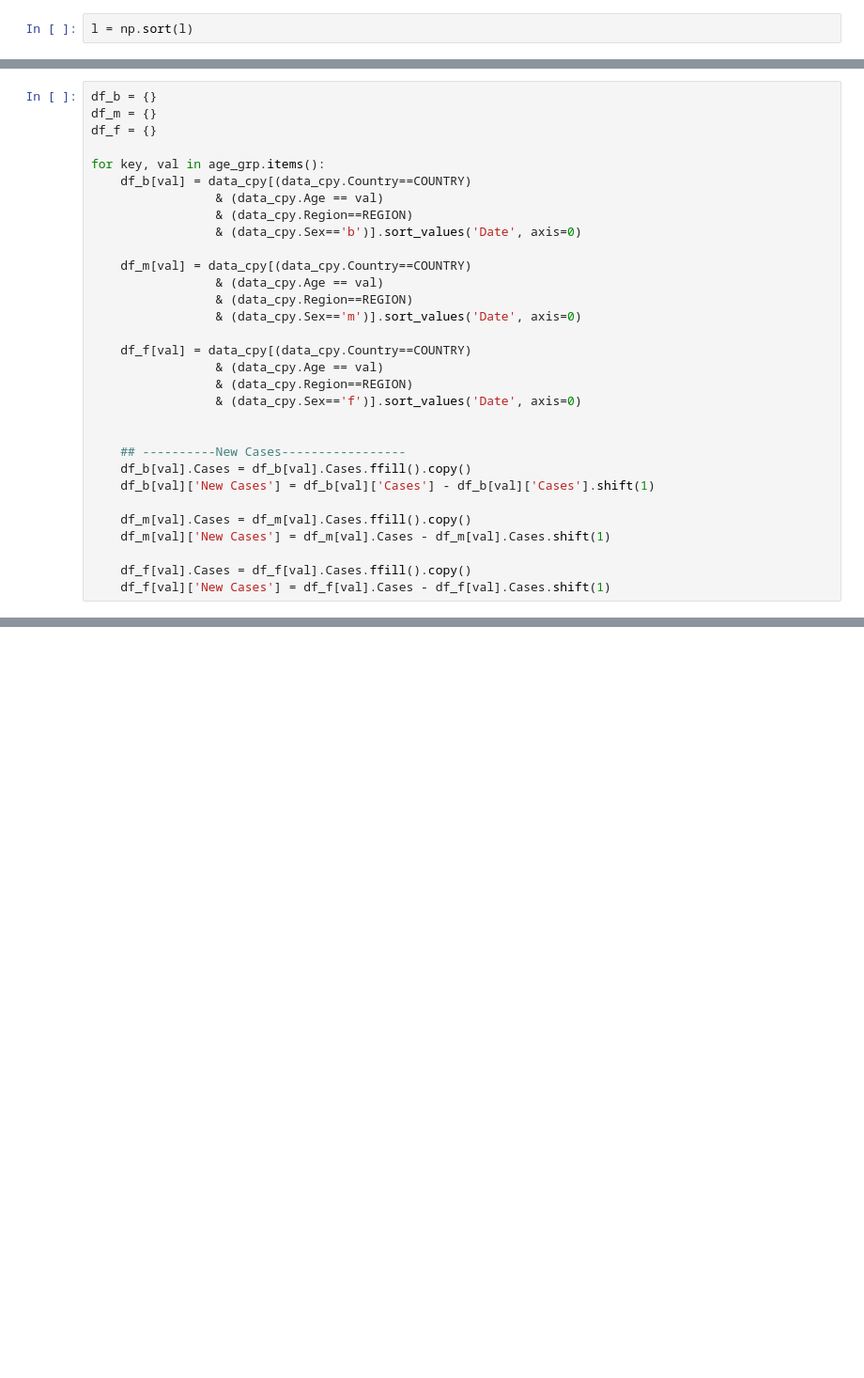
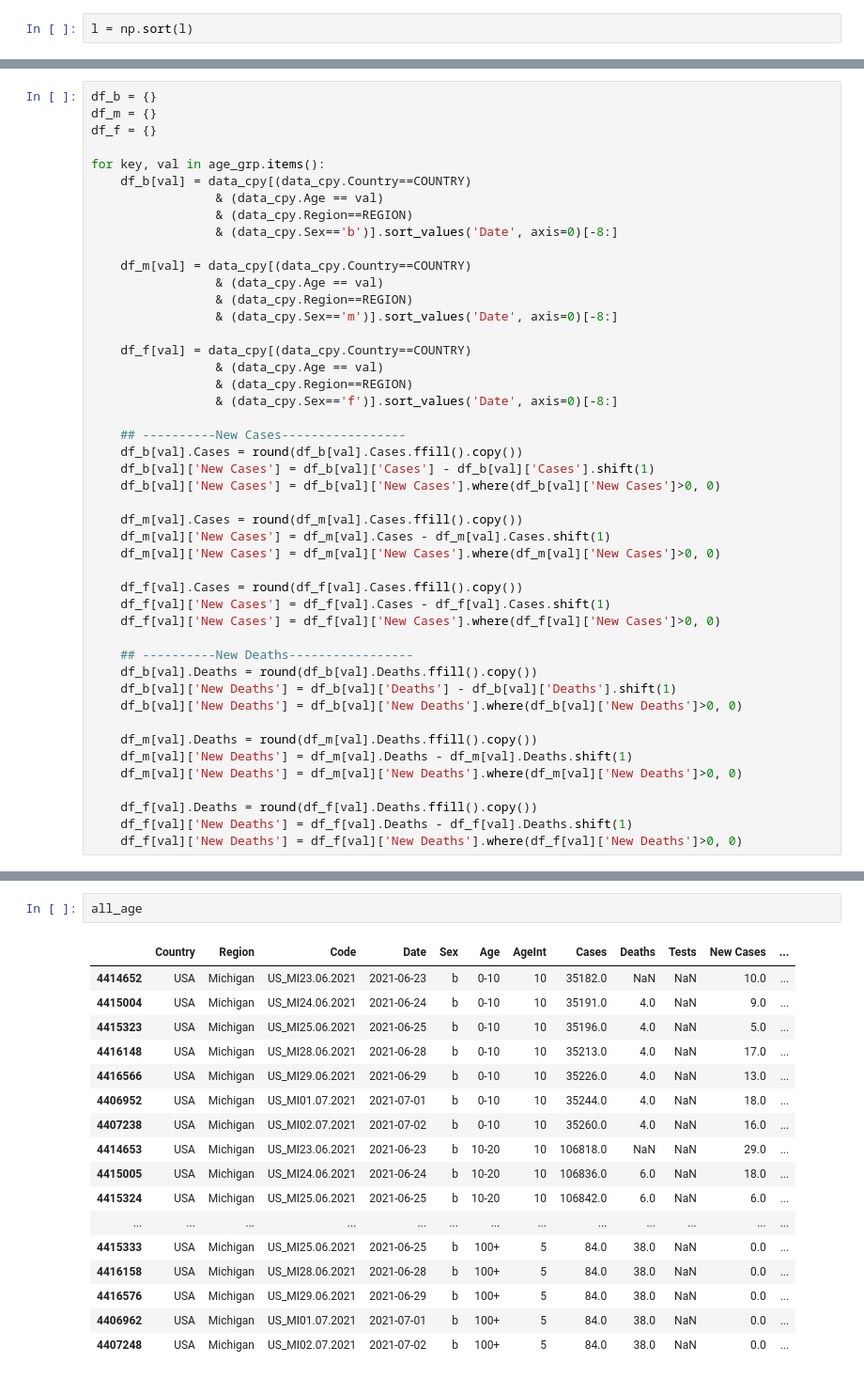
Before and after one commit to Adi-19/CovidWizard, a Jupyter notebook: notebooks/Age and Gender Plots.ipynb, the cells around one changed output, grey strips where cells are left out. Shown at 94% size. Cells and saved outputs as stored; diff of their text form; blank space fills up the shorter version.

```diff
--- a/notebooks/Age and Gender Plots.ipynb
+++ b/notebooks/Age and Gender Plots.ipynb
@@ -178,25 +213,40 @@ for key, val in age_grp.items():
     df_b[val] = data_cpy[(data_cpy.Country==COUNTRY)
                  & (data_cpy.Age == val)
                  & (data_cpy.Region==REGION)
-                 & (data_cpy.Sex=='b')].sort_values('Date', axis=0)
+                 & (data_cpy.Sex=='b')].sort_values('Date', axis=0)[-8:]
 
     df_m[val] = data_cpy[(data_cpy.Country==COUNTRY)
                  & (data_cpy.Age == val)
                  & (data_cpy.Region==REGION)
-                 & (data_cpy.Sex=='m')].sort_values('Date', axis=0)
+                 & (data_cpy.Sex=='m')].sort_values('Date', axis=0)[-8:]
 
     df_f[val] = data_cpy[(data_cpy.Country==COUNTRY)
                  & (data_cpy.Age == val)
                  & (data_cpy.Region==REGION)
-                 & (data_cpy.Sex=='f')].sort_values('Date', axis=0)
-
+                 & (data_cpy.Sex=='f')].sort_values('Date', axis=0)[-8:]
 
     ## ----------New Cases-----------------
-    df_b[val].Cases = df_b[val].Cases.ffill().copy()
+    df_b[val].Cases = round(df_b[val].Cases.ffill().copy())
     df_b[val]['New Cases'] = df_b[val]['Cases'] - df_b[val]['Cases'].shift(1)
+    df_b[val]['New Cases'] = df_b[val]['New Cases'].where(df_b[val]['New Cases']>0, 0)
 
-    df_m[val].Cases = df_m[val].Cases.ffill().copy()
+    df_m[val].Cases = round(df_m[val].Cases.ffill().copy())
     df_m[val]['New Cases'] = df_m[val].Cases - df_m[val].Cases.shift(1)
+    df_m[val]['New Cases'] = df_m[val]['New Cases'].where(df_m[val]['New Cases']>0, 0)
 
-    df_f[val].Cases = df_f[val].Cases.ffill().copy()
+    df_f[val].Cases = round(df_f[val].Cases.ffill().copy())
     df_f[val]['New Cases'] = df_f[val].Cases - df_f[val].Cases.shift(1)
+    df_f[val]['New Cases'] = df_f[val]['New Cases'].where(df_f[val]['New Cases']>0, 0)
+
+    ## ----------New Deaths-----------------
+    df_b[val].Deaths = round(df_b[val].Deaths.ffill().copy())
+    df_b[val]['New Deaths'] = df_b[val]['Deaths'] - df_b[val]['Deaths'].shift(1)
+    df_b[val]['New Deaths'] = df_b[val]['New Deaths'].where(df_b[val]['New Deaths']>0, 0)
+
+    df_m[val].Deaths = round(df_m[val].Deaths.ffill().copy())
+    df_m[val]['New Deaths'] = df_m[val].Deaths - df_m[val].Deaths.shift(1)
+    df_m[val]['New Deaths'] = df_m[val]['New Deaths'].where(df_m[val]['New Deaths']>0, 0)
+
+    df_f[val].Deaths = round(df_f[val].Deaths.ffill().copy())
+    df_f[val]['New Deaths'] = df_f[val].Deaths - df_f[val].Deaths.shift(1)
+    df_f[val]['New Deaths'] = df_f[val]['New Deaths'].where(df_f[val]['New Deaths']>0, 0)
@@ -239,3 +293,23 @@ fig = px.pie(all_age,
 fig.show()
 # %% [output]
 [interactive output not drawn]
+# %%
+all_age
+# %% [output]
+|  | Country | Region | Code | Date | Sex | Age | AgeInt | Cases | Deaths | Tests | New Cases | ... |
+| 4414652 | USA | Michigan | US_MI23.06.2021 | 2021-06-23 | b | 0-10 | 10 | 35182.0 | NaN | NaN | 10.0 | ... |
+| 4415004 | USA | Michigan | US_MI24.06.2021 | 2021-06-24 | b | 0-10 | 10 | 35191.0 | 4.0 | NaN | 9.0 | ... |
+| 4415323 | USA | Michigan | US_MI25.06.2021 | 2021-06-25 | b | 0-10 | 10 | 35196.0 | 4.0 | NaN | 5.0 | ... |
+| 4416148 | USA | Michigan | US_MI28.06.2021 | 2021-06-28 | b | 0-10 | 10 | 35213.0 | 4.0 | NaN | 17.0 | ... |
+| 4416566 | USA | Michigan | US_MI29.06.2021 | 2021-06-29 | b | 0-10 | 10 | 35226.0 | 4.0 | NaN | 13.0 | ... |
+| 4406952 | USA | Michigan | US_MI01.07.2021 | 2021-07-01 | b | 0-10 | 10 | 35244.0 | 4.0 | NaN | 18.0 | ... |
+| 4407238 | USA | Michigan | US_MI02.07.2021 | 2021-07-02 | b | 0-10 | 10 | 35260.0 | 4.0 | NaN | 16.0 | ... |
+| 4414653 | USA | Michigan | US_MI23.06.2021 | 2021-06-23 | b | 10-20 | 10 | 106818.0 | NaN | NaN | 29.0 | ... |
+| 4415005 | USA | Michigan | US_MI24.06.2021 | 2021-06-24 | b | 10-20 | 10 | 106836.0 | 6.0 | NaN | 18.0 | ... |
+| 4415324 | USA | Michigan | US_MI25.06.2021 | 2021-06-25 | b | 10-20 | 10 | 106842.0 | 6.0 | NaN | 6.0 | ... |
+| ... | ... | ... | ... | ... | ... | ... | ... | ... | ... | ... | ... | ... |
+| 4415333 | USA | Michigan | US_MI25.06.2021 | 2021-06-25 | b | 100+ | 5 | 84.0 | 38.0 | NaN | 0.0 | ... |
+| 4416158 | USA | Michigan | US_MI28.06.2021 | 2021-06-28 | b | 100+ | 5 | 84.0 | 38.0 | NaN | 0.0 | ... |
+| 4416576 | USA | Michigan | US_MI29.06.2021 | 2021-06-29 | b | 100+ | 5 | 84.0 | 38.0 | NaN | 0.0 | ... |
+| 4406962 | USA | Michigan | US_MI01.07.2021 | 2021-07-01 | b | 100+ | 5 | 84.0 | 38.0 | NaN | 0.0 | ... |
+| 4407248 | USA | Michigan | US_MI02.07.2021 | 2021-07-02 | b | 100+ | 5 | 84.0 | 38.0 | NaN | 0.0 | ... |
```
Also changed, not shown: parts of 24 cells of this notebook, 32 other files.
